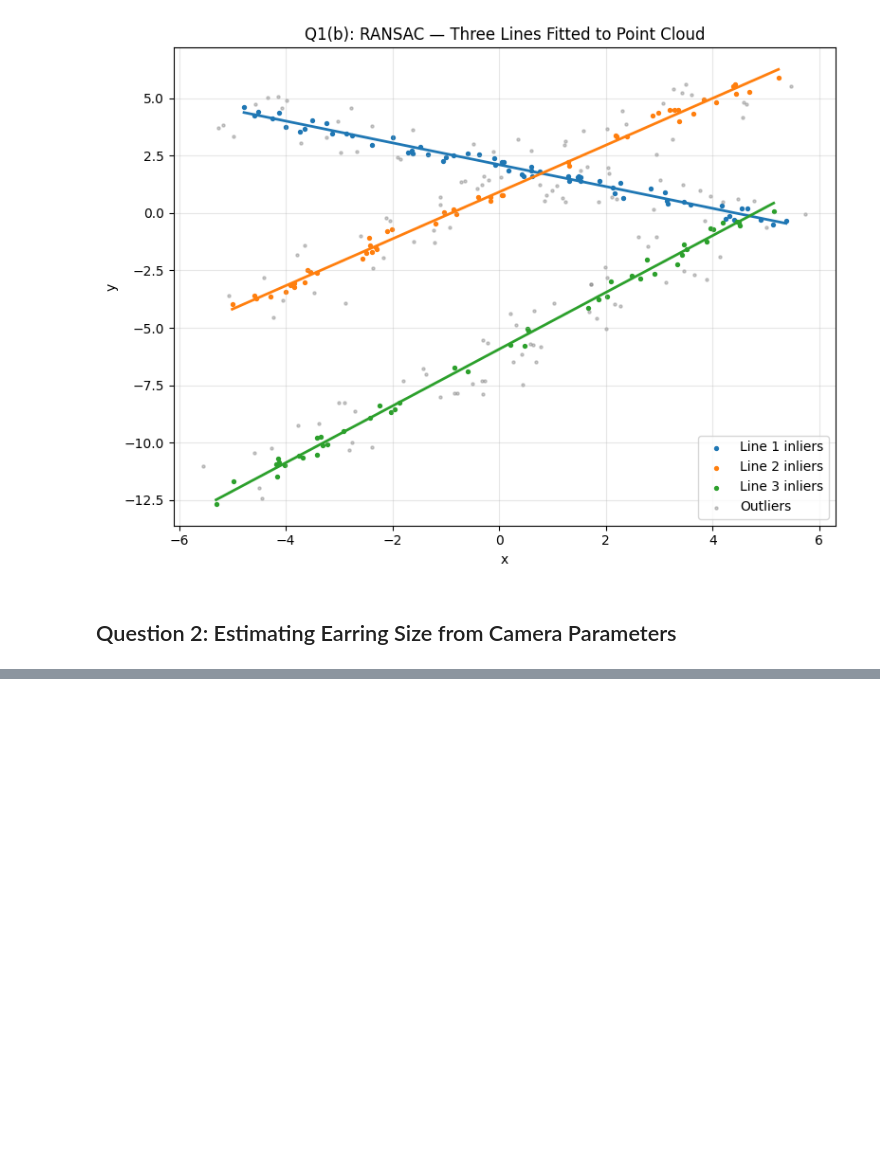
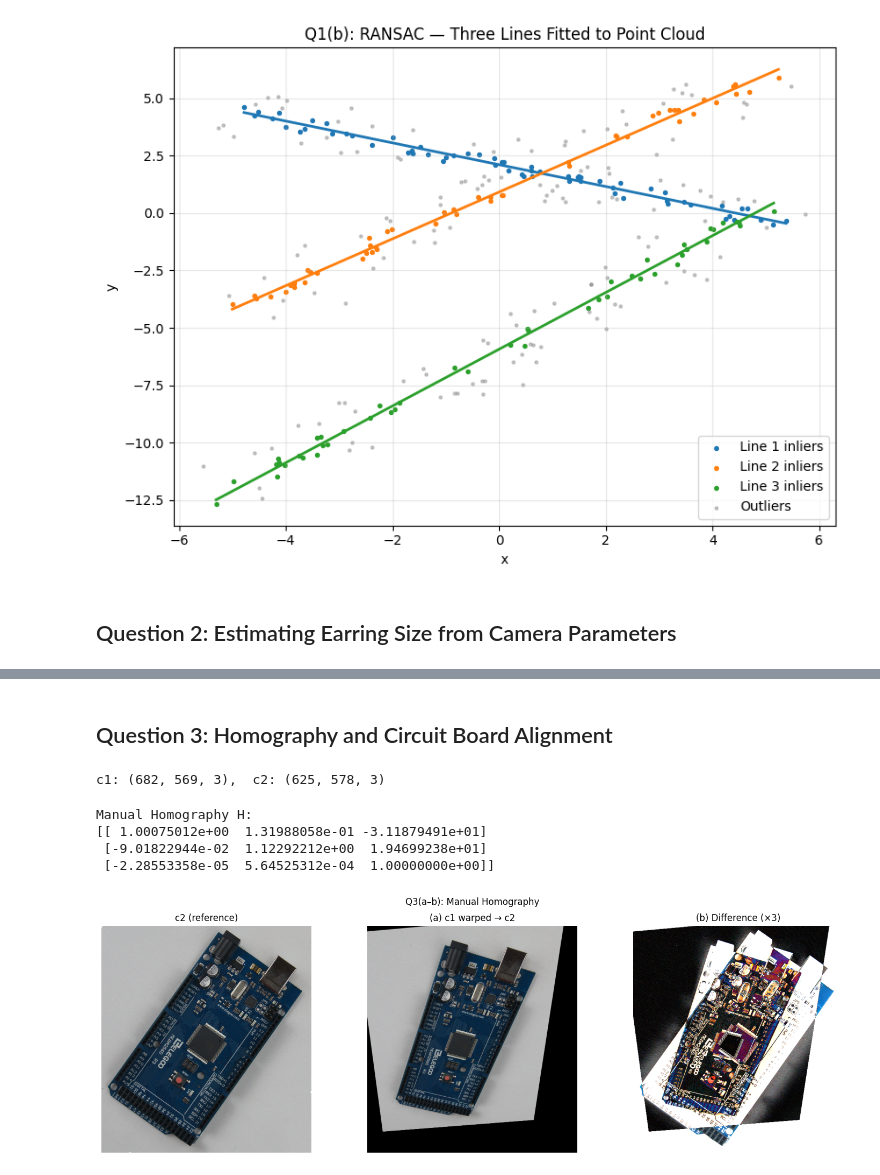
Before and after one commit to Dilki20thakshmila/Computer_Vision_Assignment_02, a Jupyter notebook: Assignment_02_258829L.ipynb, the cells around one changed output, grey strips where cells are left out. Cells and saved outputs as stored; diff of their text form; code cells hidden in the pictures; blank space fills up the shorter version.

Commit message:
added question three a part code

```diff
--- a/Assignment_02_258829L.ipynb
+++ b/Assignment_02_258829L.ipynb
@@ -206,0 +222,62 @@ plt.show()
+# %% [markdown]
+## Question 3: Homography and Circuit Board Alignment
+# %%
+import cv2 as cv
+import numpy as np
+import matplotlib.pyplot as plt
+
+# Load and resize images
+c1_full = cv.imread('E:/ML/ML_Assignment_02/c1.jpg')
+c2_full = cv.imread('E:/ML/ML_Assignment_02/c2.jpg')
+SCALE = 4
+c1 = cv.resize(c1_full, (c1_full.shape[1]//SCALE, c1_full.shape[0]//SCALE))
+c2 = cv.resize(c2_full, (c2_full.shape[1]//SCALE, c2_full.shape[0]//SCALE))
+print(f'c1: {c1.shape},  c2: {c2.shape}')
+# %% [output]
+c1: (682, 569, 3),  c2: (625, 578, 3)
+# %%
+# (a) & (b): Manual Correspondences → Homography → Difference Image
+
+pts1 = np.float32([
+    [ 50,   5],   # top-left board corner
+    [225,   5],   # USB connector – top edge
+    [228,  85],   # USB connector – bottom edge
+    [ 40, 250],   # board bottom-left
+    [200, 250],   # board bottom-right
+    [130,  95],   # ATmega chip centre
+])
+
+pts2 = np.float32([
+    [ 20,  20],
+    [195,   5],
+    [200,  90],
+    [ 10, 245],
+    [178, 248],
+    [105, 110],
+])
+
+# Compute homography H
+H_manual, mask_manual = cv.findHomography(pts1, pts2, cv.RANSAC, 5.0)
+print('Manual Homography H:')
+print(H_manual)
+
+warped_manual = cv.warpPerspective(c1, H_manual, (c2.shape[1], c2.shape[0]))
+
+diff_manual = cv.absdiff(warped_manual, c2)
+diff_manual_vis = cv.convertScaleAbs(diff_manual, alpha=3)
+
+# Display
+fig, axes = plt.subplots(1, 3, figsize=(15, 5))
+axes[0].imshow(cv.cvtColor(c2, cv.COLOR_BGR2RGB));             axes[0].set_title('c2 (reference)');          axes[0].axis('off')
+axes[1].imshow(cv.cvtColor(warped_manual, cv.COLOR_BGR2RGB));  axes[1].set_title('(a) c1 warped → c2');      axes[1].axis('off')
+axes[2].imshow(cv.cvtColor(diff_manual_vis, cv.COLOR_BGR2RGB)); axes[2].set_title('(b) Difference (×3)');   axes[2].axis('off')
+plt.suptitle('Q3(a–b): Manual Homography')
+plt.tight_layout()
+plt.savefig('q3ab_manual.png', dpi=150)
+plt.show()
+# %% [output]
+Manual Homography H:
+[[ 1.00075012e+00  1.31988058e-01 -3.11879491e+01]
+ [-9.01822944e-02  1.12292212e+00  1.94699238e+01]
+ [-2.28553358e-05  5.64525312e-04  1.00000000e+00]]
+[figure, added]
```
Also changed, not shown: parts of 1 cell of this notebook, 1 other file.
